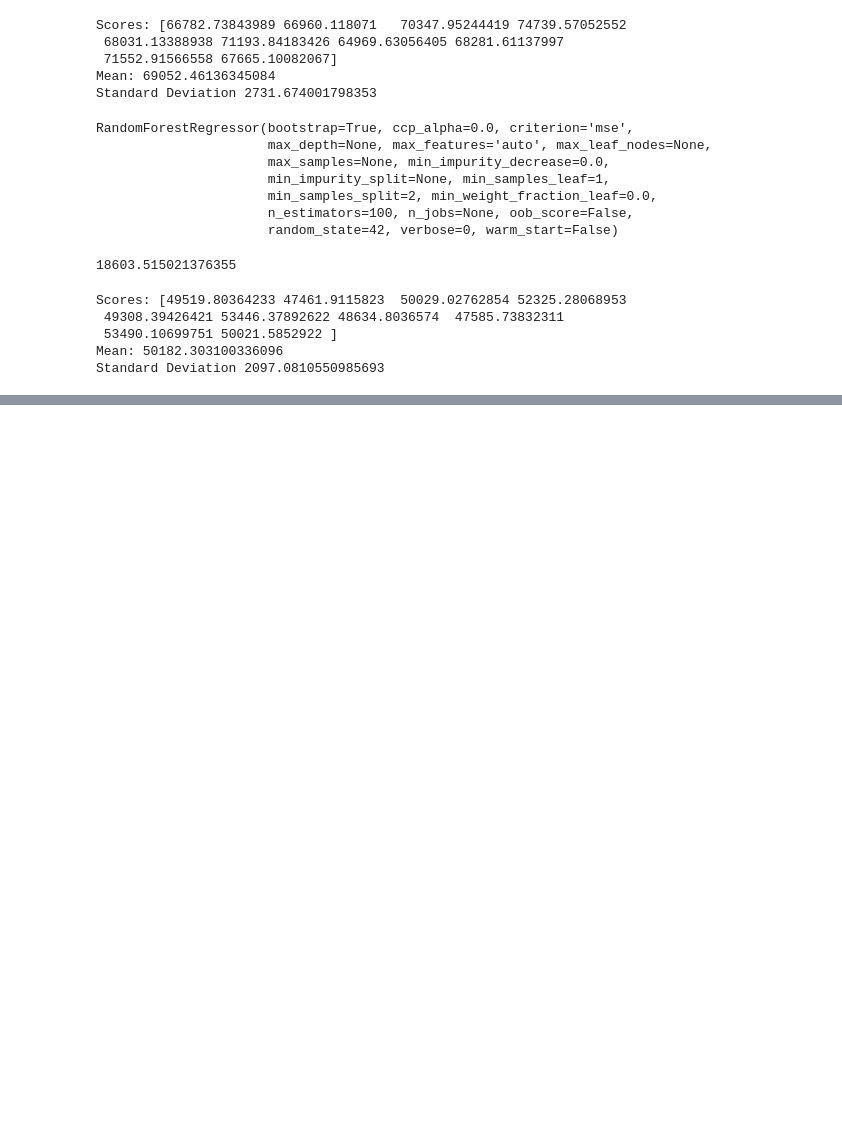
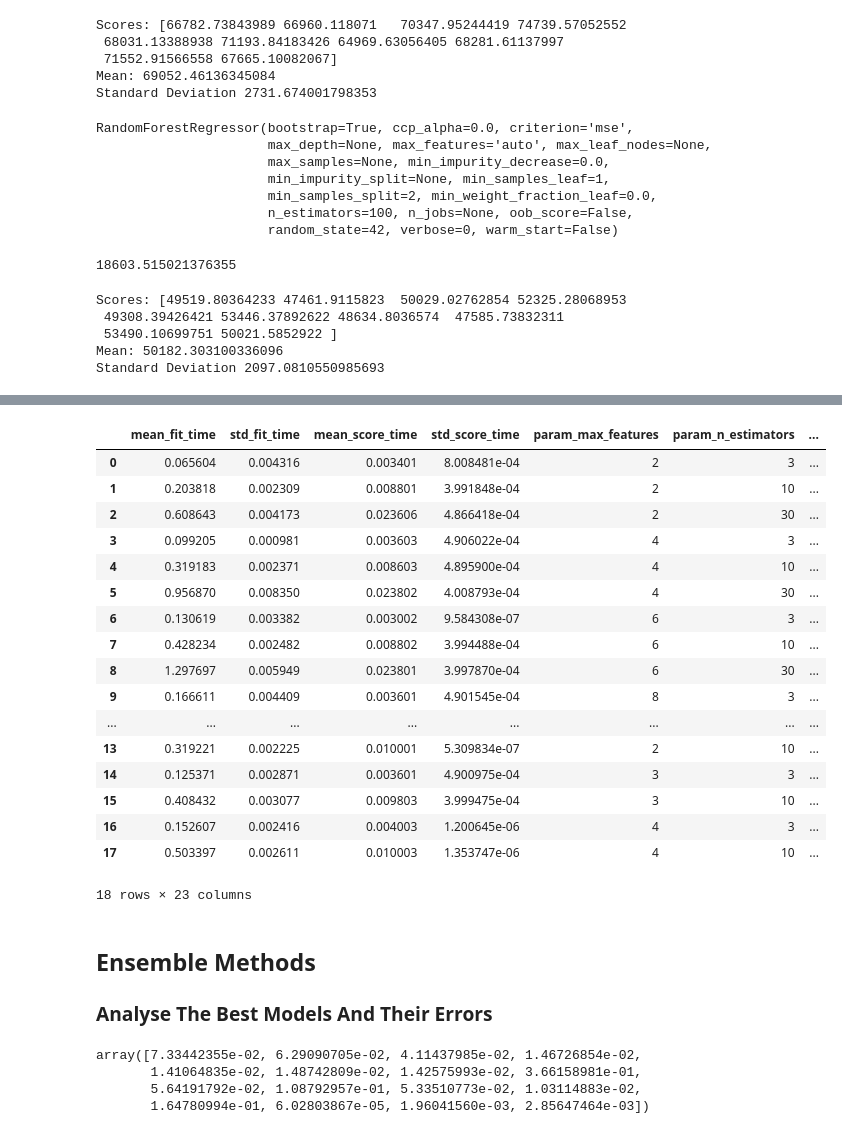
Before and after one commit to shannontorcato/end_to_end_ML_Projects, a Jupyter notebook: Housing.ipynb, the cells around one changed output, grey strips where cells are left out. Drawn from its saved outputs; the diff is of its cells as text; code cells hidden in the pictures; blank space fills up the shorter version.

```diff
--- a/Housing.ipynb
+++ b/Housing.ipynb
@@ -679,0 +694,16 @@ Standard Deviation 2097.0810550985693
+# %%
+from sklearn.model_selection import GridSearchCV
+
+param_grid = [
+    # try 12 (3×4) combinations of hyperparameters
+    {'n_estimators': [3, 10, 30], 'max_features': [2, 4, 6, 8]},
+    # then try 6 (2×3) combinations with bootstrap set as False
+    {'bootstrap': [False], 'n_estimators': [3, 10], 'max_features': [2, 3, 4]},
+  ]
+
+forest_reg = RandomForestRegressor(random_state=42)
+# train across 5 folds, that's a total of (12+6)*5=90 rounds of training
+grid_search = GridSearchCV(forest_reg, param_grid, cv=5,
+                           scoring='neg_mean_squared_error',
+                           return_train_score=True)
+grid_search.fit(housing_prepared, housing_labels)
@@ -679,0 +765,32 @@ Standard Deviation 2097.0810550985693
+# %%
+pd.DataFrame(grid_search.cv_results_)
+# %% [output]
+|  | mean_fit_time | std_fit_time | mean_score_time | std_score_time | param_max_features | param_n_estimators | ... |
+| 0 | 0.065604 | 0.004316 | 0.003401 | 8.008481e-04 | 2 | 3 | ... |
+| 1 | 0.203818 | 0.002309 | 0.008801 | 3.991848e-04 | 2 | 10 | ... |
+| 2 | 0.608643 | 0.004173 | 0.023606 | 4.866418e-04 | 2 | 30 | ... |
+| 3 | 0.099205 | 0.000981 | 0.003603 | 4.906022e-04 | 4 | 3 | ... |
+| 4 | 0.319183 | 0.002371 | 0.008603 | 4.895900e-04 | 4 | 10 | ... |
+| 5 | 0.956870 | 0.008350 | 0.023802 | 4.008793e-04 | 4 | 30 | ... |
+| 6 | 0.130619 | 0.003382 | 0.003002 | 9.584308e-07 | 6 | 3 | ... |
+| 7 | 0.428234 | 0.002482 | 0.008802 | 3.994488e-04 | 6 | 10 | ... |
+| 8 | 1.297697 | 0.005949 | 0.023801 | 3.997870e-04 | 6 | 30 | ... |
+| 9 | 0.166611 | 0.004409 | 0.003601 | 4.901545e-04 | 8 | 3 | ... |
+| ... | ... | ... | ... | ... | ... | ... | ... |
+| 13 | 0.319221 | 0.002225 | 0.010001 | 5.309834e-07 | 2 | 10 | ... |
+| 14 | 0.125371 | 0.002871 | 0.003601 | 4.900975e-04 | 3 | 3 | ... |
+| 15 | 0.408432 | 0.003077 | 0.009803 | 3.999475e-04 | 3 | 10 | ... |
+| 16 | 0.152607 | 0.002416 | 0.004003 | 1.200645e-06 | 4 | 3 | ... |
+| 17 | 0.503397 | 0.002611 | 0.010003 | 1.353747e-06 | 4 | 10 | ... |
+18 rows × 23 columns
+# %% [markdown]
+## Ensemble Methods
+### Analyse The Best Models And Their Errors
+# %%
+feature_importances = grid_search.best_estimator_.feature_importances_
+feature_importances
+# %% [output]
+array([7.33442355e-02, 6.29090705e-02, 4.11437985e-02, 1.46726854e-02,
+       1.41064835e-02, 1.48742809e-02, 1.42575993e-02, 3.66158981e-01,
+       5.64191792e-02, 1.08792957e-01, 5.33510773e-02, 1.03114883e-02,
+       1.64780994e-01, 6.02803867e-05, 1.96041560e-03, 2.85647464e-03])
```
Also changed, not shown: parts of 18 cells of this notebook.
